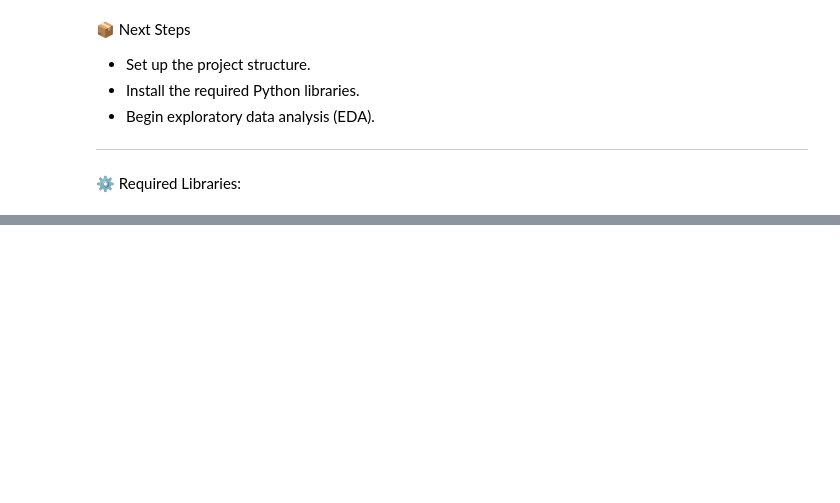
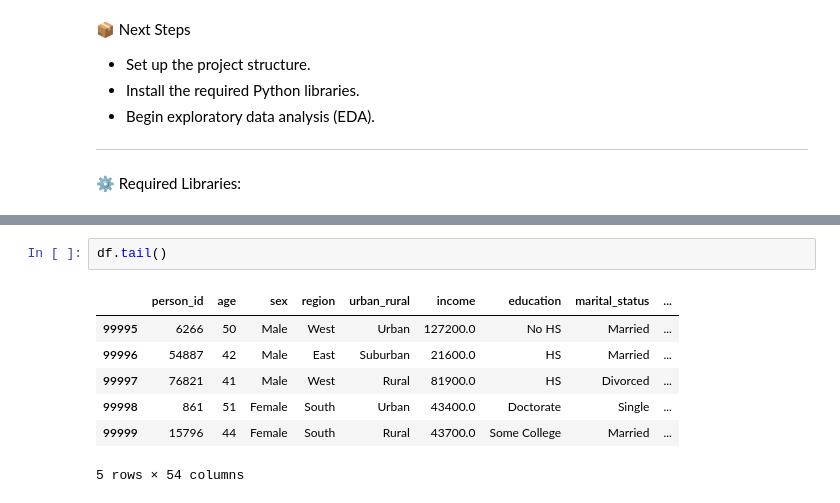
Before and after one commit to MaykInvest/Data-Analysis-Medical-Insurance-Cost-Prediction, a Jupyter notebook: analysis.ipynb, the cells around one changed output, grey strips where cells are left out. Saved outputs shown, nothing was run; the diff lists cells and outputs as text; blank space fills up the shorter version.

```diff
--- a/analysis.ipynb
+++ b/analysis.ipynb
@@ -39,0 +100,10 @@ Note: you may need to restart the kernel to use updated packages.
+# %%
+df.tail()
+# %% [output]
+|  | person_id | age | sex | region | urban_rural | income | education | marital_status | ... |
+| 99995 | 6266 | 50 | Male | West | Urban | 127200.0 | No HS | Married | ... |
+| 99996 | 54887 | 42 | Male | East | Suburban | 21600.0 | HS | Married | ... |
+| 99997 | 76821 | 41 | Male | West | Rural | 81900.0 | HS | Divorced | ... |
+| 99998 | 861 | 51 | Female | South | Urban | 43400.0 | Doctorate | Single | ... |
+| 99999 | 15796 | 44 | Female | South | Rural | 43700.0 | Some College | Married | ... |
+5 rows × 54 columns
```
Also changed, not shown: parts of 16 cells of this notebook.
